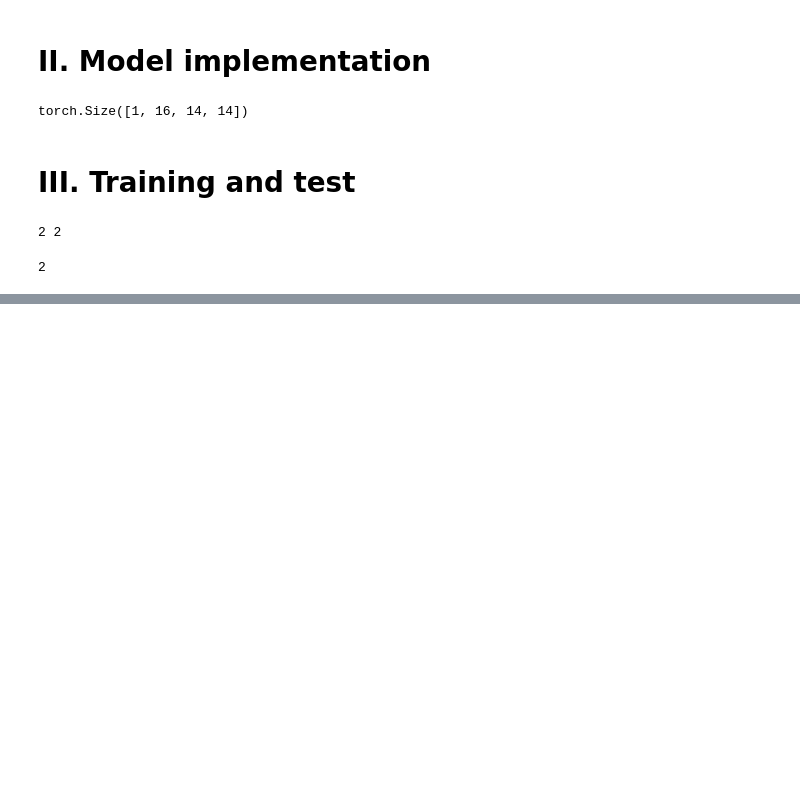
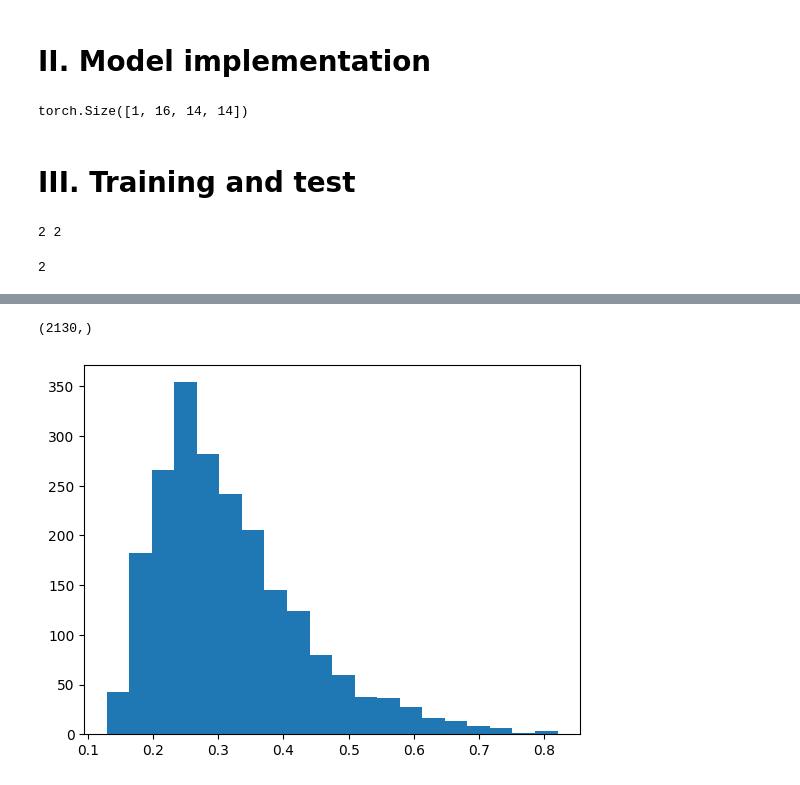
Before and after one commit to smBello-tse/CIFAR10-classification, a Jupyter notebook: cnn.ipynb, the cells around one changed output, grey strips where cells are left out. Saved outputs shown, nothing was run; the diff lists cells and outputs as text; code cells hidden in the pictures; blank space fills up the shorter version.

```diff
--- a/cnn.ipynb
+++ b/cnn.ipynb
@@ -298,0 +375,12 @@ with torch.no_grad():
+# %%
+wrong_pred_probability = []
+for i in range(all_targets.shape[0]):
+  if all_preds[i] != all_targets[i]:
+    wrong_pred_probability.append(probabilities[i, all_preds[i]])
+wrong_pred_probability = np.array(wrong_pred_probability)
+print(wrong_pred_probability.shape)
+plt.hist(wrong_pred_probability, bins=20)
+plt.show()
+# %% [output]
+(2130,)
+[figure, added]
```
Also changed, not shown: parts of 22 cells of this notebook.
